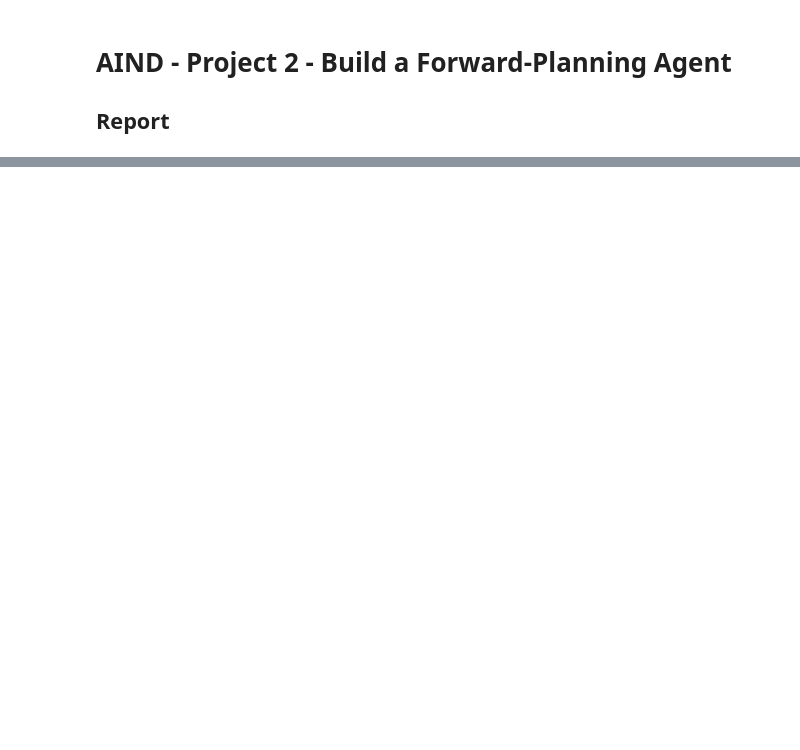
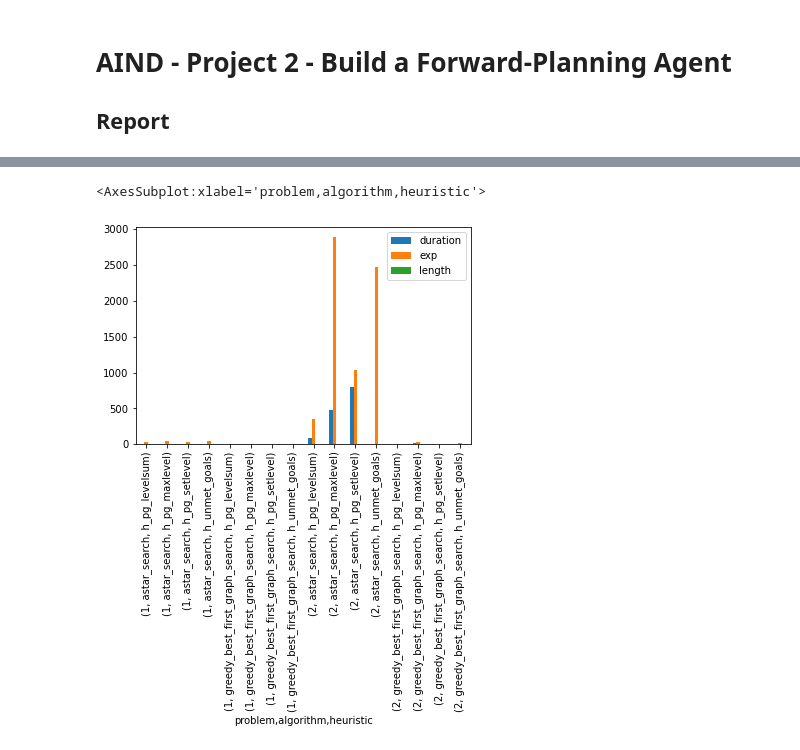
Before and after one commit to psnx/artificial-intelligence, a Jupyter notebook: Projects/2_Classical Planning/report.ipynb, the cells around one changed output, grey strips where cells are left out. Drawn from its saved outputs; the diff is of its cells as text; code cells hidden in the pictures; blank space fills up the shorter version.

```diff
--- a/Projects/2_Classical Planning/report.ipynb
+++ b/Projects/2_Classical Planning/report.ipynb
@@ -111,0 +148,5 @@ df.style.set_properties(subset=["search"], **{'text-align': 'left'})
+# %%
+table.plot(kind='bar', logy=False)
+# %% [output]
+<AxesSubplot:xlabel='problem,algorithm,heuristic'>
+[figure, added]
```
Also changed, not shown: parts of 33 cells of this notebook.
